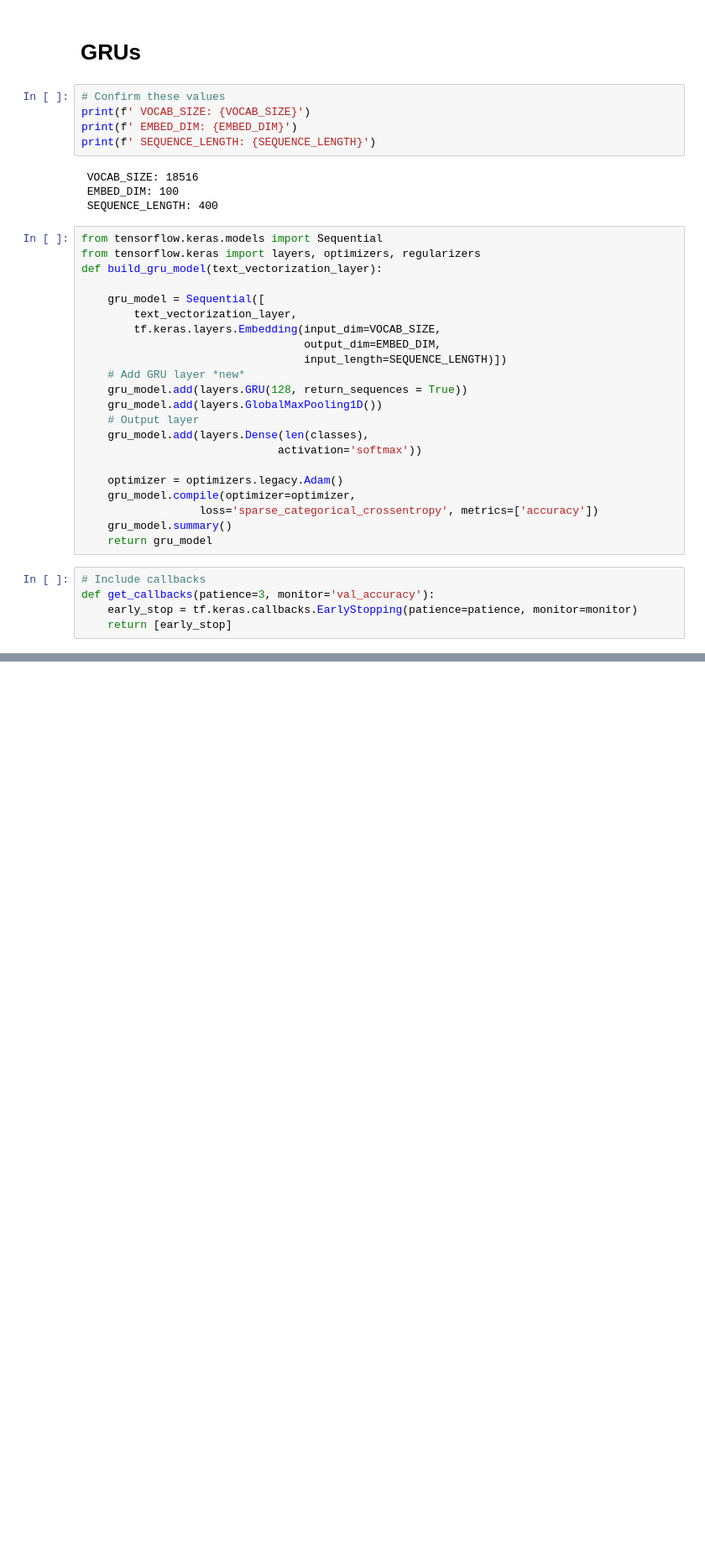
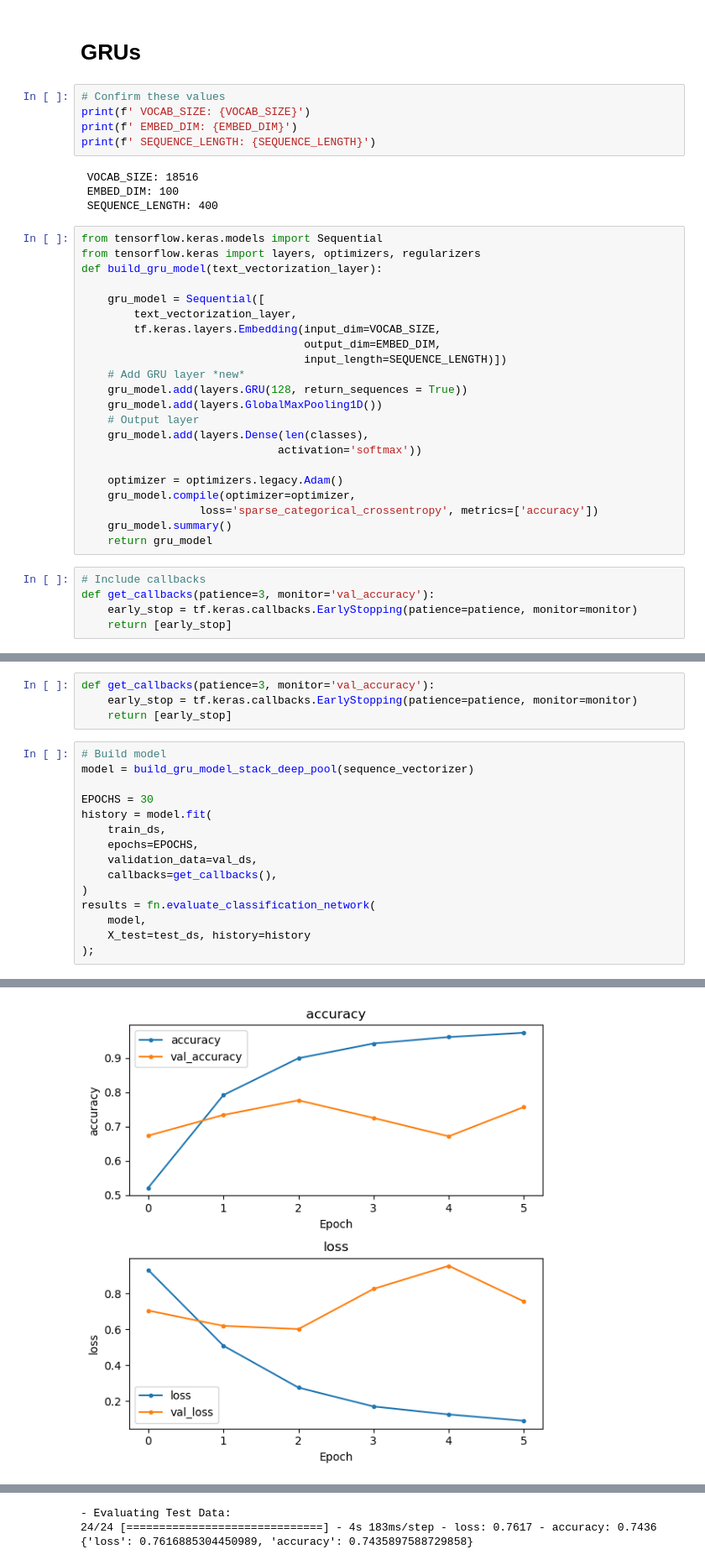
Before and after one commit to Rovidicus/RNNs-with-Deep-NLP, a Jupyter notebook: RNNs_Intro_LSTM_Models.ipynb, the cells around one changed output, grey strips where cells are left out. Shown at 84% size. Drawn from its saved outputs; the diff is of its cells as text; blank space fills up the shorter version.

Commit message:
Ran RNN models on Spooky Dataset

```diff
--- a/RNNs_Intro_LSTM_Models.ipynb
+++ b/RNNs_Intro_LSTM_Models.ipynb
@@ -402,0 +440,20 @@ weighted avg       0.77      0.74      0.75       741
+# %%
+def get_callbacks(patience=3, monitor='val_accuracy'):
+    early_stop = tf.keras.callbacks.EarlyStopping(patience=patience, monitor=monitor)
+    return [early_stop]
+# %%
+# Build model
+model = build_gru_model_stack_deep_pool(sequence_vectorizer)
+
+EPOCHS = 30
+history = model.fit(
+    train_ds,
+    epochs=EPOCHS,
+    validation_data=val_ds,
+    callbacks=get_callbacks(),
+)
+results = fn.evaluate_classification_network(
+    model,
+    X_test=test_ds, history=history
+);
+# %% [output]
@@ -402,0 +477 @@ weighted avg       0.77      0.74      0.75       741
+[figure, added]
@@ -402,0 +494,3 @@ weighted avg       0.77      0.74      0.75       741
+- Evaluating Test Data:
+24/24 [==============================] - 4s 183ms/step - loss: 0.7617 - accuracy: 0.7436
+{'loss': 0.7616885304450989, 'accuracy': 0.7435897588729858}
```
Also changed, not shown: parts of 49 cells of this notebook, 4 other files.
